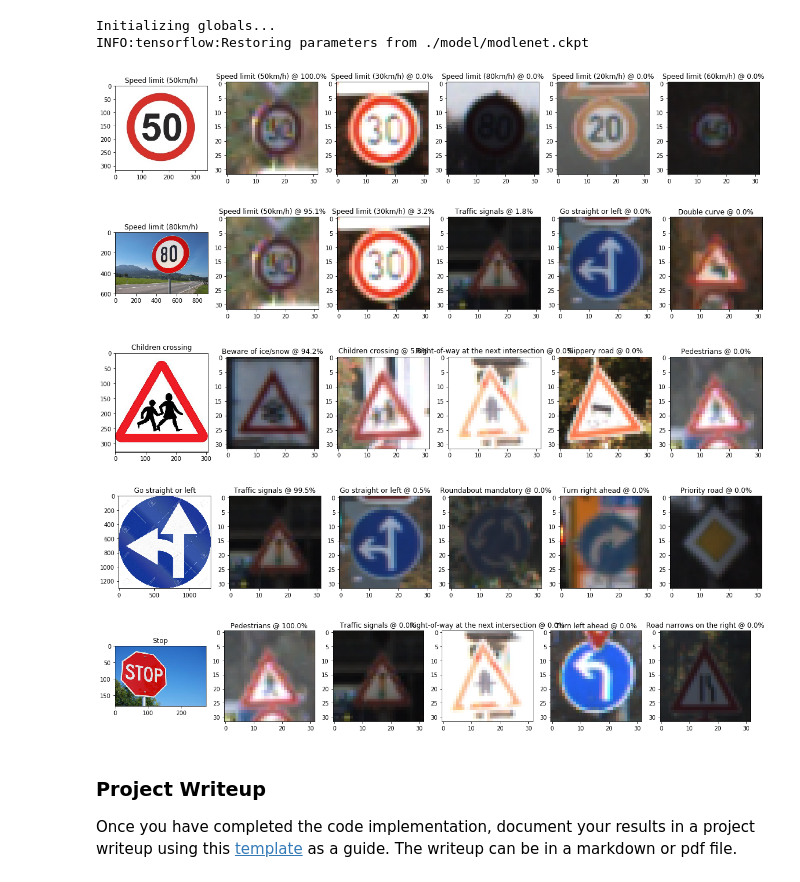
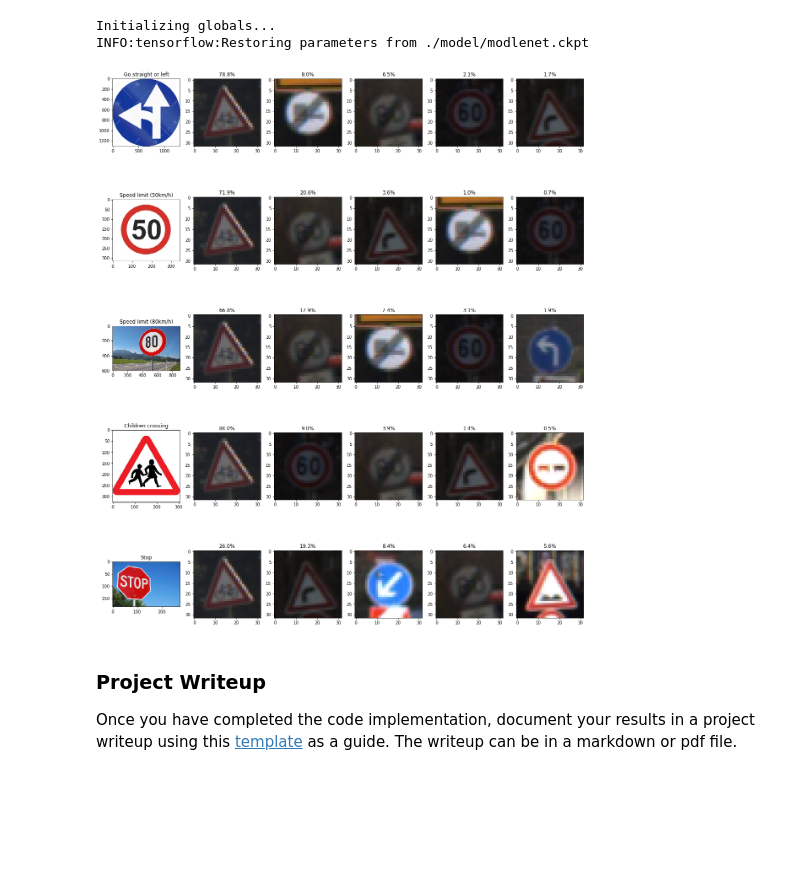
Before and after one commit to KaneRodriguez/CarND-Traffic-Sign-Classifier-Project, a Jupyter notebook: Traffic_Sign_Classifier.ipynb, the cells around one changed output. Saved outputs shown, nothing was run; the diff lists cells and outputs as text; code cells hidden in the pictures; blank space fills up the shorter version.

```diff
--- a/Traffic_Sign_Classifier.ipynb
+++ b/Traffic_Sign_Classifier.ipynb
@@ -276,7 +266,8 @@ def augmentDataSet(dSetX, dSetY, debug=False):
                     plotImages(images=[imOrig, imAug],
                                titles=["Original Image", "Augmented Image"],
                                columns=2,
-                               gray=False)
+                               gray=False,
+                               saveAs='./output_images/originalAndGeneratedImages.jpg')
 
     return np.concatenate((np.array(dSetXAug), dSetX)), np.concatenate((np.array(dSetYAug), dSetY))
 # %%
@@ -367,11 +363,11 @@ def preprocessDataSet(dSet):
     return newData
 
 # helper for visualizing preprocessed images
-def visualizeRandomPPImageInSet(X, X_pp, y, gray=False):
+def visualizeRandomPPImageInSet(X, X_pp, y, gray=False, saveAs=''):
     index = random.randint(0, len(X))
     labelStr = trafficSignName(y[index])
 
     plotImages(images=[X[index].squeeze(), X_pp[index].squeeze()],
                titles=[labelStr, "Preprocessed " + labelStr],
                columns=2,
-               figsize=(20, 10), gray=gray)
+               figsize=(20, 10), gray=gray, saveAs=saveAs)
@@ -397,5 +391,6 @@ New Data Mean = 0.334329711929
 # visualize the preprocessing step on random images
 nImages = 2
 for i in range(nImages):
-    visualizeRandomPPImageInSet(X=X_train_aug, X_pp=X_train_pp, y=y_train_aug, gray=True)
+    visualizeRandomPPImageInSet(X=X_train_aug, X_pp=X_train_pp, y=y_train_aug, gray=True,
+                                saveAs='./output_images/originalAndPreprocessedImages.jpg')
 # %% [output]
@@ -676,7 +675,7 @@ import tensorflow as tf
 
 new_images = []
 new_images_orig = []
-new_labels = [2, 5, 28, 37, 14] # TODO: hardcoded this is already known ahead of time
+new_labels = [37, 2, 5, 28, 14] # TODO: hardcoded this is already known ahead of time
 
 
 # read in test images and
@@ -691,9 +690,17 @@ for fileName in glob.glob('./test_images/*.jpg'):
 new_images = np.array(new_images)
 
 # visualize preprocessed test images
+plotImages(images=new_images_orig,
+           titles=[trafficSignName(new_labels[i]) for i in range(len(new_labels))],
+           columns=5,
+           figsize=(20, 10),
+           gray=False,
+           saveAs='./output_images/onlineTrafficSignImages.jpg')
+
 plotImages(images=new_images.squeeze().tolist(),
            titles=[trafficSignName(new_labels[i]) for i in range(len(new_labels))],
            columns=5,
            figsize=(20, 10),
-           gray=True)
+           gray=True,
+           saveAs='./output_images/onlineTrafficSignImagesPreprocessed.jpg')
 # %% [output]
@@ -787,27 +796,27 @@ INFO:tensorflow:Restoring parameters from ./model/modlenet.ckpt
 # %%
 topPercentages = topPredictions[0]
 topLabels = topPredictions[1]
 
+possibleTitles = []
+possibleImages = []
+
 for i, percentages in enumerate(topPercentages):
-    possibleTitles = []
-    possibleImages = []
-
     possibleTitles += [trafficSignName(new_labels[i])]
     possibleImages += [new_images_orig[i]]
 
     for j, labelId in enumerate(topLabels[i]):
         labelIdStr = trafficSignName(labelId)
         percentStr = "{:.1f}%".format(percentages[j]*100)
-        possibleTitles += [labelIdStr + " @ " + percentStr]
+        possibleTitles += [percentStr]
         possibleImages += [exploratoryImages["train"][labelId]["example"]]
 
-    plotImages(images=possibleImages, titles=possibleTitles, columns=6, figsize=(20,30))
+plotImages(images=possibleImages,
+           titles=possibleTitles,
+           columns=6,
+           figsize=(20,30),
+           saveAs='./output_images/onlineTrafficSignImagesPredictions.jpg')
 # %% [output]
-[figure, old version]
+[figure, new version]
-[figure, removed]
-[figure, removed]
-[figure, removed]
-[figure, removed]
 # %% [markdown]
 ### Project Writeup
 
```
Also changed, not shown: parts of 18 cells of this notebook, 14 other files.
